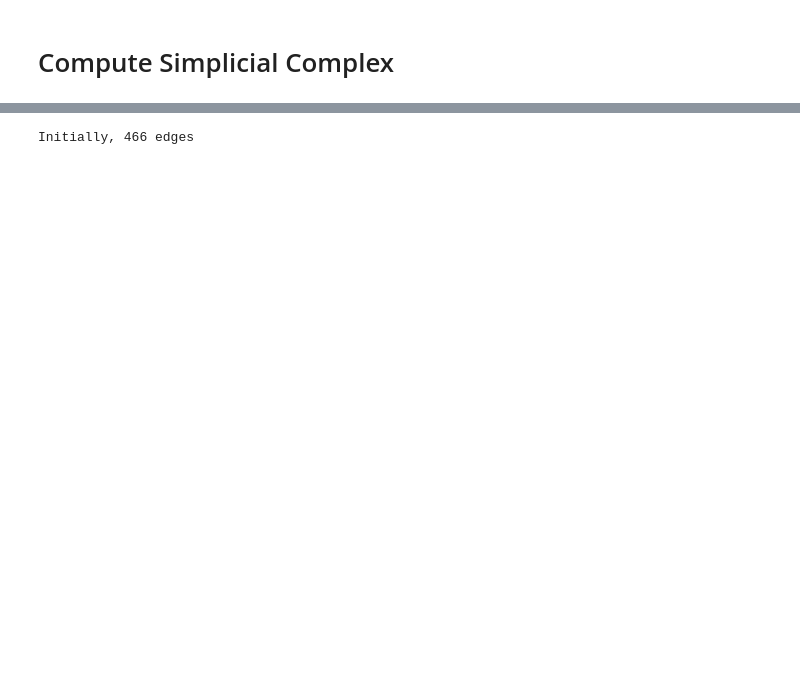
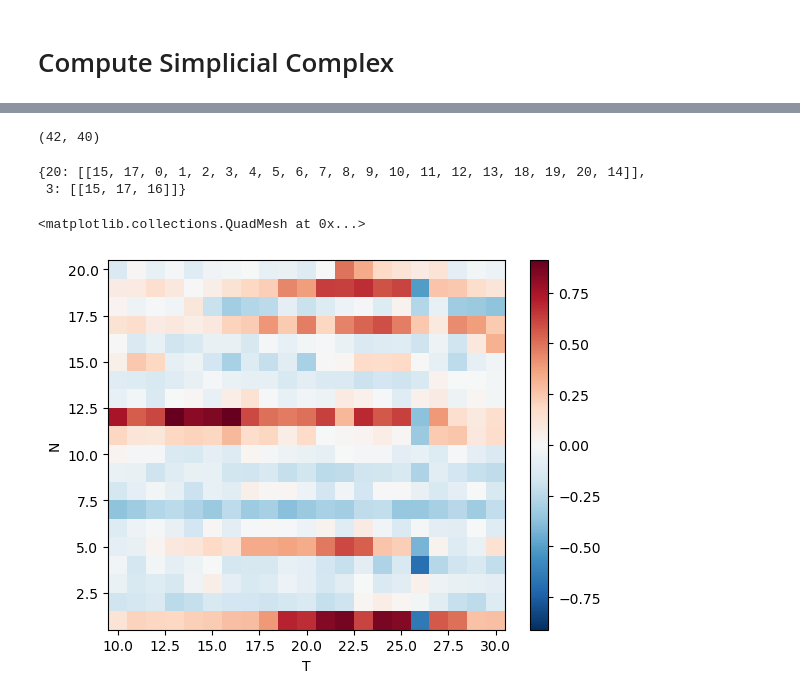
Before and after one commit to xiongshujun/GDA-proj, a Jupyter notebook: LoadingRamirezData.ipynb, the cells around one changed output, grey strips where cells are left out. Cells and saved outputs as stored; diff of their text form; code cells hidden in the pictures; blank space fills up the shorter version.

Commit message:
Constructed complex in set form

```diff
--- a/LoadingRamirezData.ipynb
+++ b/LoadingRamirezData.ipynb
@@ -110,9 +112,8 @@ array([[107.97604999, 364.92869762],
        [320.5895338 , 142.7771713 ],
        [193.75844871, 305.5891163 ]])
 # %%
-T = zf.load_trajectory('f1', 5)
-
-T
+trajectory = zf.load_trajectory('f1', 5)
+trajectory
 # %% [output]
 <xarray.DataArray (N: 217, T: 234)>
 array([[ 1.34475294e+00,  1.63932110e+00,  2.41911423e-02, ...,
@@ -264,3 +219,5 @@ zf.fish_names
 # %%
 T1 = zf.load_trajectory('f1', 2)
+T1 = T1.sel(N=slice(0, 20), T=slice(10, 30))
 n, t = T1.shape
+n, t
@@ -338,5 +231,0 @@ class SimplicialComplex:
-# %%
-X = SimplicialComplex([T1, T2])
-print(f"Initially, {len(X.edges)} edges")
-# %% [output]
-Initially, 466 edges
@@ -342,0 +330,5 @@ Initially, 466 edges
+# %%
+X = SimplicialComplex([T1, T2])
+len(X.vertices), len(X.edges)
+# %% [output]
+(42, 40)
@@ -342,0 +337,10 @@ Initially, 466 edges
+# %%
+X.simplices
+# %% [output]
+{20: [[15, 17, 0, 1, 2, 3, 4, 5, 6, 7, 8, 9, 10, 11, 12, 13, 18, 19, 20, 14]],
+ 3: [[15, 17, 16]]}
+# %%
+T1.plot()
+# %% [output]
+<matplotlib.collections.QuadMesh at 0x...>
+[figure, added]
```
Also changed, not shown: parts of 44 cells of this notebook, 2 other files.
